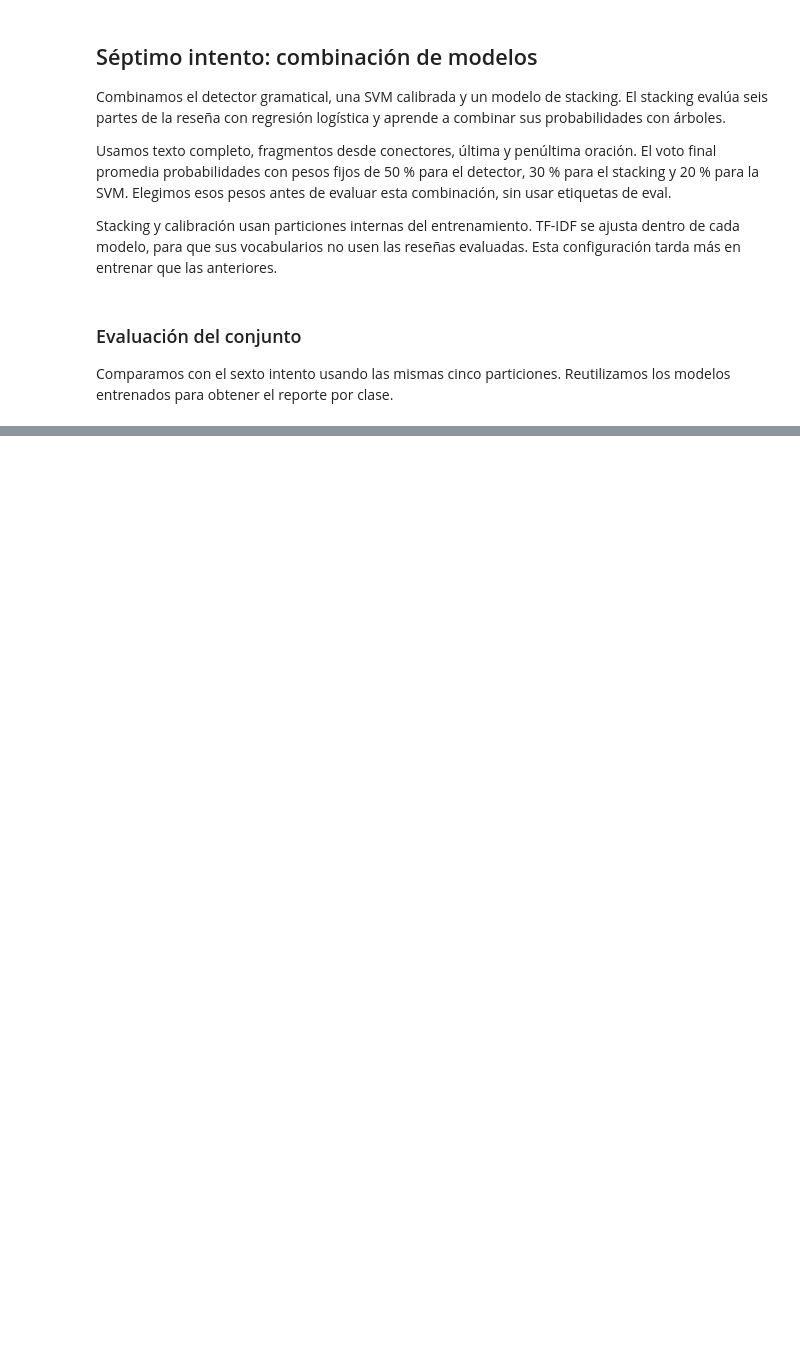
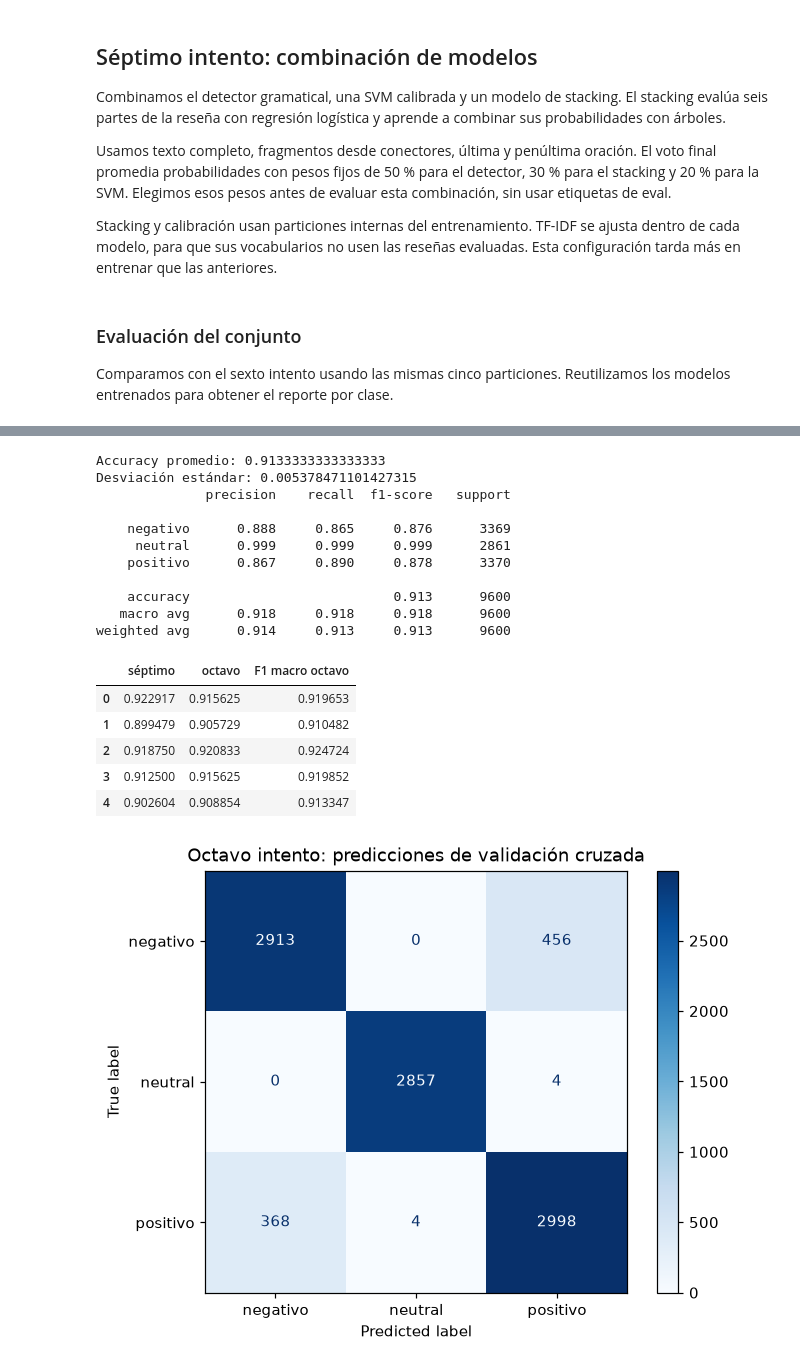
Before and after one commit to jmfonsecau/ISIS-2611-Proyecto-Parte-1, a Jupyter notebook: notebook_proyecto.ipynb, the cells around one changed output, grey strips where cells are left out. Cells and saved outputs as stored; diff of their text form; code cells hidden in the pictures; blank space fills up the shorter version.

```diff
--- a/notebook_proyecto.ipynb
+++ b/notebook_proyecto.ipynb
@@ -1493,0 +1697,50 @@ El score público sigue pendiente. La mejora local y la corrección del detector
+# %%
+pipeline_contextual = modelo_stacking_contextual()
+with threadpool_limits(limits=2):
+    resultados_contextual = cross_validate(
+        pipeline_contextual, X_train, y_train, cv=cv,
+        scoring={"accuracy": "accuracy", "f1_macro": "f1_macro"},
+        return_estimator=True,
+    )
+
+display(pd.DataFrame({
+    "séptimo": resultados_ensemble["test_score"],
+    "octavo": resultados_contextual["test_accuracy"],
+    "F1 macro octavo": resultados_contextual["test_f1_macro"],
+}))
+print("Accuracy promedio:", resultados_contextual["test_accuracy"].mean())
+print("Desviación estándar:", resultados_contextual["test_accuracy"].std())
+
+predicciones_contextual = np.empty(len(X_train), dtype=object)
+with threadpool_limits(limits=2):
+    for (_, indices), estimador in zip(
+        cv.split(X_train, y_train), resultados_contextual["estimator"]
+    ):
+        predicciones_contextual[indices] = estimador.predict(X_train.iloc[indices])
+
+print(classification_report(y_train, predicciones_contextual, digits=3))
+ConfusionMatrixDisplay.from_predictions(
+    y_train, predicciones_contextual,
+    labels=["negativo", "neutral", "positivo"], cmap="Blues",
+)
+plt.title("Octavo intento: predicciones de validación cruzada")
+plt.show()
+# %% [output]
+Accuracy promedio: 0.9133333333333333
+Desviación estándar: 0.005378471101427315
+              precision    recall  f1-score   support
+
+    negativo      0.888     0.865     0.876      3369
+     neutral      0.999     0.999     0.999      2861
+    positivo      0.867     0.890     0.878      3370
+
+    accuracy                          0.913      9600
+   macro avg      0.918     0.918     0.918      9600
+weighted avg      0.914     0.913     0.913      9600
+|  | séptimo | octavo | F1 macro octavo |
+| 0 | 0.922917 | 0.915625 | 0.919653 |
+| 1 | 0.899479 | 0.905729 | 0.910482 |
+| 2 | 0.918750 | 0.920833 | 0.924724 |
+| 3 | 0.912500 | 0.915625 | 0.919852 |
+| 4 | 0.902604 | 0.908854 | 0.913347 |
+[figure, added]
```
Also changed, not shown: parts of 37 cells of this notebook, 3 other files.
